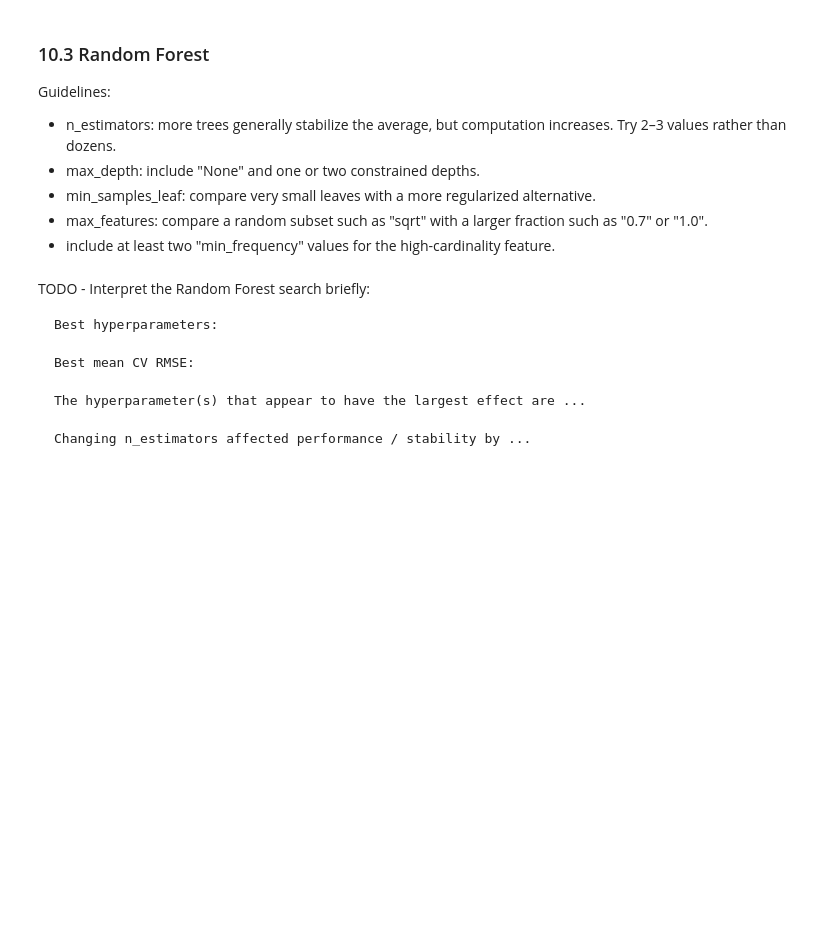
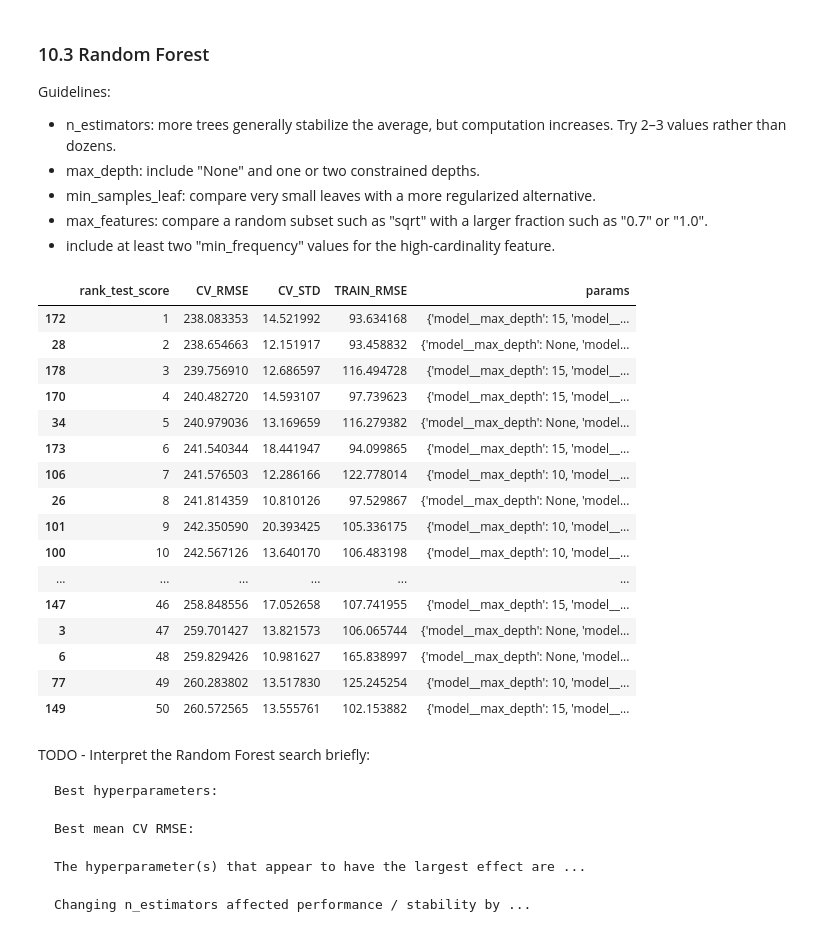
Before and after one commit to Chicloneo/Machine-Learning, a Jupyter notebook: 3-KNN, Decision Trees, Random Forest/Notebooks/Chapter 2 - Part II - Students.ipynb, the cells around one changed output. Saved outputs shown, nothing was run; the diff lists cells and outputs as text; code cells hidden in the pictures; blank space fills up the shorter version.

```diff
--- a/3-KNN, Decision Trees, Random Forest/Notebooks/Chapter 2 - Part II - Students.ipynb
+++ b/3-KNN, Decision Trees, Random Forest/Notebooks/Chapter 2 - Part II - Students.ipynb
@@ -600,25 +746,44 @@ Guidelines:
 # %%
 # TODO: define a compact Random Forest grid.
 rf_param_grid = {
-    "model__n_estimators": [...],
-    "model__max_depth": [...],
-    "model__min_samples_leaf": [...],
-    "model__max_features": [...],
-    "preprocessing__high_card__min_frequency": [...],
+    "model__n_estimators": [10,20,30],
+    "model__max_depth": [None, 10,15],
+    "model__min_samples_leaf": [1,2,10,20],
+    "model__max_features": ["sqrt", 0.7, 1],
+    "preprocessing__high_card__min_frequency": [20,30],
 }
 
 # TODO: configure and run the search.
 rf_search = GridSearchCV(
-    estimator=...,
-    param_grid=...,
+    estimator=rf_pipeline,
+    param_grid=rf_param_grid,
     scoring="neg_root_mean_squared_error",
-    cv=...,
+    cv=5,
     n_jobs=-1,
     return_train_score=True,
 )
 
 rf_search.fit(X_train, y_train)
-search_results_table(rf_search)
+pd.set_option('display.max_colwidth', None)
+search_results_table(rf_search, top_n=50)
+# %% [output]
+|  | rank_test_score | CV_RMSE | CV_STD | TRAIN_RMSE | params |
+| 172 | 1 | 238.083353 | 14.521992 | 93.634168 | {'model__max_depth': 15, 'model__... |
+| 28 | 2 | 238.654663 | 12.151917 | 93.458832 | {'model__max_depth': None, 'model... |
+| 178 | 3 | 239.756910 | 12.686597 | 116.494728 | {'model__max_depth': 15, 'model__... |
+| 170 | 4 | 240.482720 | 14.593107 | 97.739623 | {'model__max_depth': 15, 'model__... |
+| 34 | 5 | 240.979036 | 13.169659 | 116.279382 | {'model__max_depth': None, 'model... |
+| 173 | 6 | 241.540344 | 18.441947 | 94.099865 | {'model__max_depth': 15, 'model__... |
+| 106 | 7 | 241.576503 | 12.286166 | 122.778014 | {'model__max_depth': 10, 'model__... |
+| 26 | 8 | 241.814359 | 10.810126 | 97.529867 | {'model__max_depth': None, 'model... |
+| 101 | 9 | 242.350590 | 20.393425 | 105.336175 | {'model__max_depth': 10, 'model__... |
+| 100 | 10 | 242.567126 | 13.640170 | 106.483198 | {'model__max_depth': 10, 'model__... |
+| ... | ... | ... | ... | ... | ... |
+| 147 | 46 | 258.848556 | 17.052658 | 107.741955 | {'model__max_depth': 15, 'model__... |
+| 3 | 47 | 259.701427 | 13.821573 | 106.065744 | {'model__max_depth': None, 'model... |
+| 6 | 48 | 259.829426 | 10.981627 | 165.838997 | {'model__max_depth': None, 'model... |
+| 77 | 49 | 260.283802 | 13.517830 | 125.245254 | {'model__max_depth': 10, 'model__... |
+| 149 | 50 | 260.572565 | 13.555761 | 102.153882 | {'model__max_depth': 15, 'model__... |
 # %% [markdown]
 TODO - Interpret the Random Forest search briefly:
 
```
Also changed, not shown: parts of 26 cells of this notebook, 3 other files.
